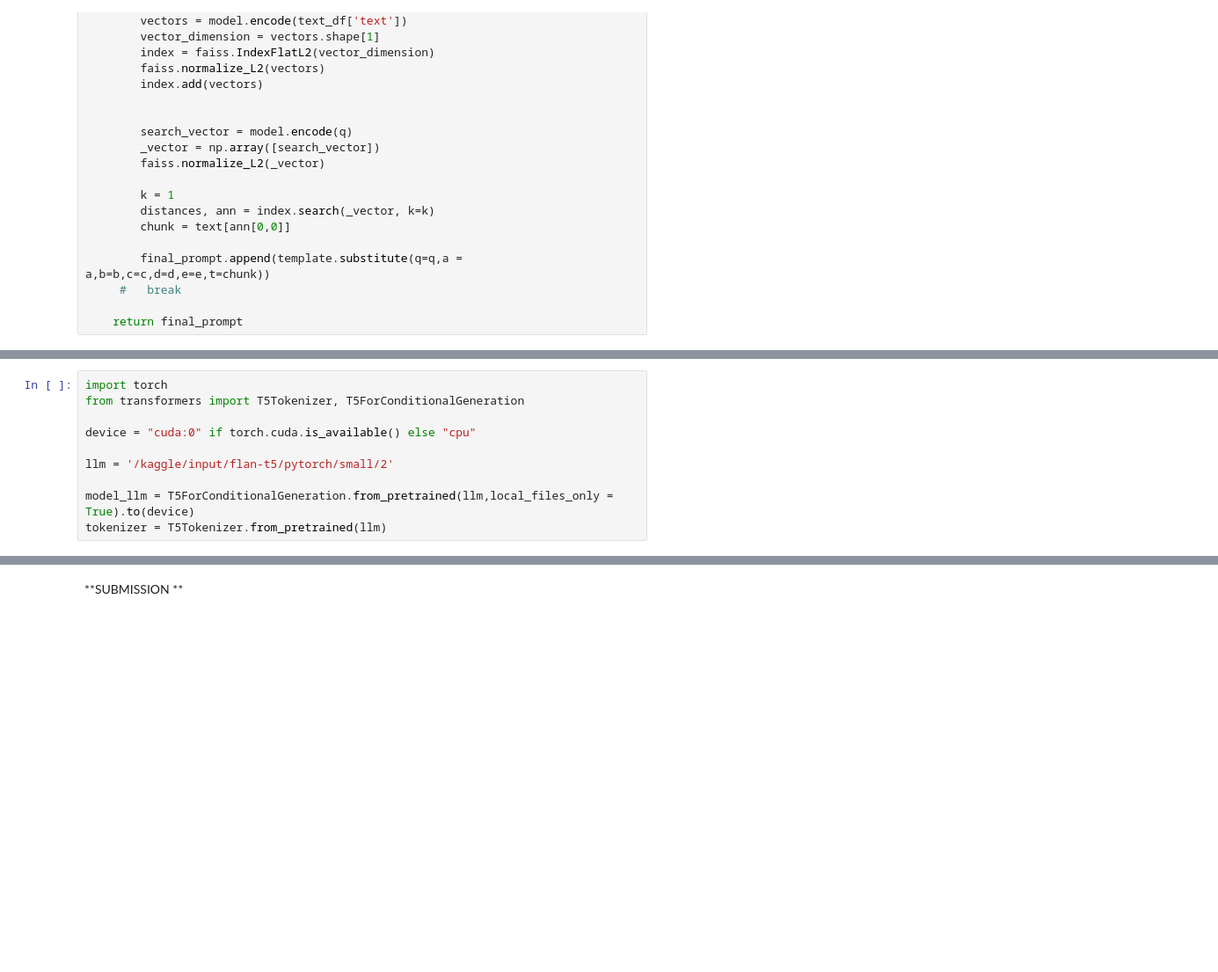
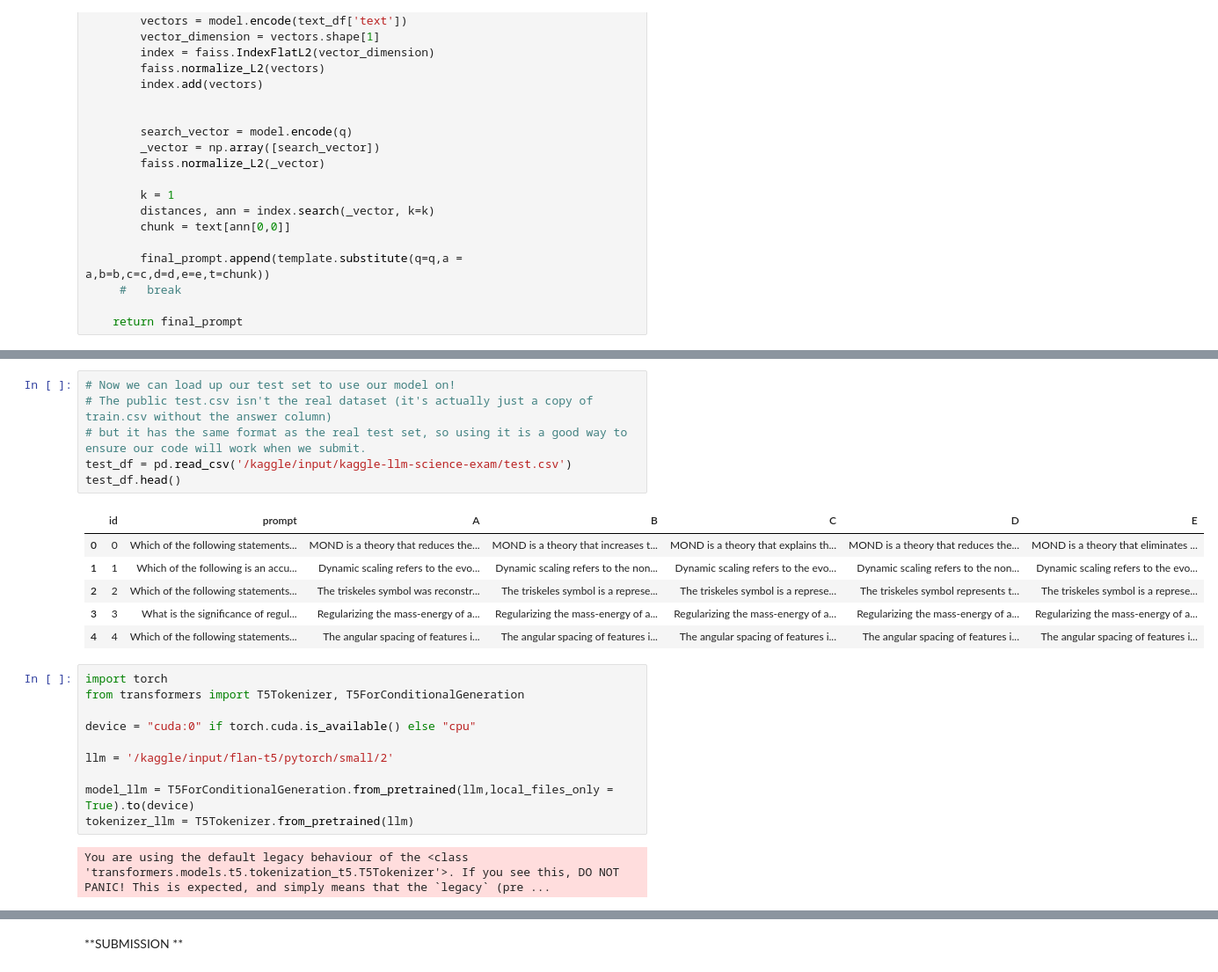
Before and after one commit to rahulsm27/LLMQA, a Jupyter notebook: notebook07b832b000 (1).ipynb, the cells around one changed output, grey strips where cells are left out. Shown: that part at 88% size. Cells and saved outputs as stored; diff of their text form; blank space fills up the shorter version.

```diff
--- a/notebook07b832b000 (1).ipynb
+++ b/notebook07b832b000 (1).ipynb
@@ -191,3 +421,16 @@ PROMPTING THE MODEL TO GET RESPONSE
+# %%
+# Now we can load up our test set to use our model on!
+# The public test.csv isn't the real dataset (it's actually just a copy of train.csv without the answer column)
+# but it has the same format as the real test set, so using it is a good way to ensure our code will work when we submit.
+test_df = pd.read_csv('/kaggle/input/kaggle-llm-science-exam/test.csv')
+test_df.head()
+# %% [output]
+|  | id | prompt | A | B | C | D | E |
+| 0 | 0 | Which of the following statements... | MOND is a theory that reduces the... | MOND is a theory that increases t... | MOND is a theory that explains th... | MOND is a theory that reduces the... | MOND is a theory that eliminates ... |
+| 1 | 1 | Which of the following is an accu... | Dynamic scaling refers to the evo... | Dynamic scaling refers to the non... | Dynamic scaling refers to the evo... | Dynamic scaling refers to the non... | Dynamic scaling refers to the evo... |
+| 2 | 2 | Which of the following statements... | The triskeles symbol was reconstr... | The triskeles symbol is a represe... | The triskeles symbol is a represe... | The triskeles symbol represents t... | The triskeles symbol is a represe... |
+| 3 | 3 | What is the significance of regul... | Regularizing the mass-energy of a... | Regularizing the mass-energy of a... | Regularizing the mass-energy of a... | Regularizing the mass-energy of a... | Regularizing the mass-energy of a... |
+| 4 | 4 | Which of the following statements... | The angular spacing of features i... | The angular spacing of features i... | The angular spacing of features i... | The angular spacing of features i... | The angular spacing of features i... |
 # %%
 import torch
 from transformers import T5Tokenizer, T5ForConditionalGeneration
@@ -197,7 +440,9 @@ device = "cuda:0" if torch.cuda.is_available() else "cpu"
 llm = '/kaggle/input/flan-t5/pytorch/small/2'
 
 model_llm = T5ForConditionalGeneration.from_pretrained(llm,local_files_only = True).to(device)
-tokenizer = T5Tokenizer.from_pretrained(llm)
+tokenizer_llm = T5Tokenizer.from_pretrained(llm)
+# %% [output]
+You are using the default legacy behaviour of the <class 'transformers.models.t5.tokenization_t5.T5Tokenizer'>. If you see this, DO NOT PANIC! This is expected, and simply means that the `legacy` (pre ...
 # %%
 # checking for one response
 
```
Also changed, not shown: parts of 25 cells of this notebook, 4 other files.
